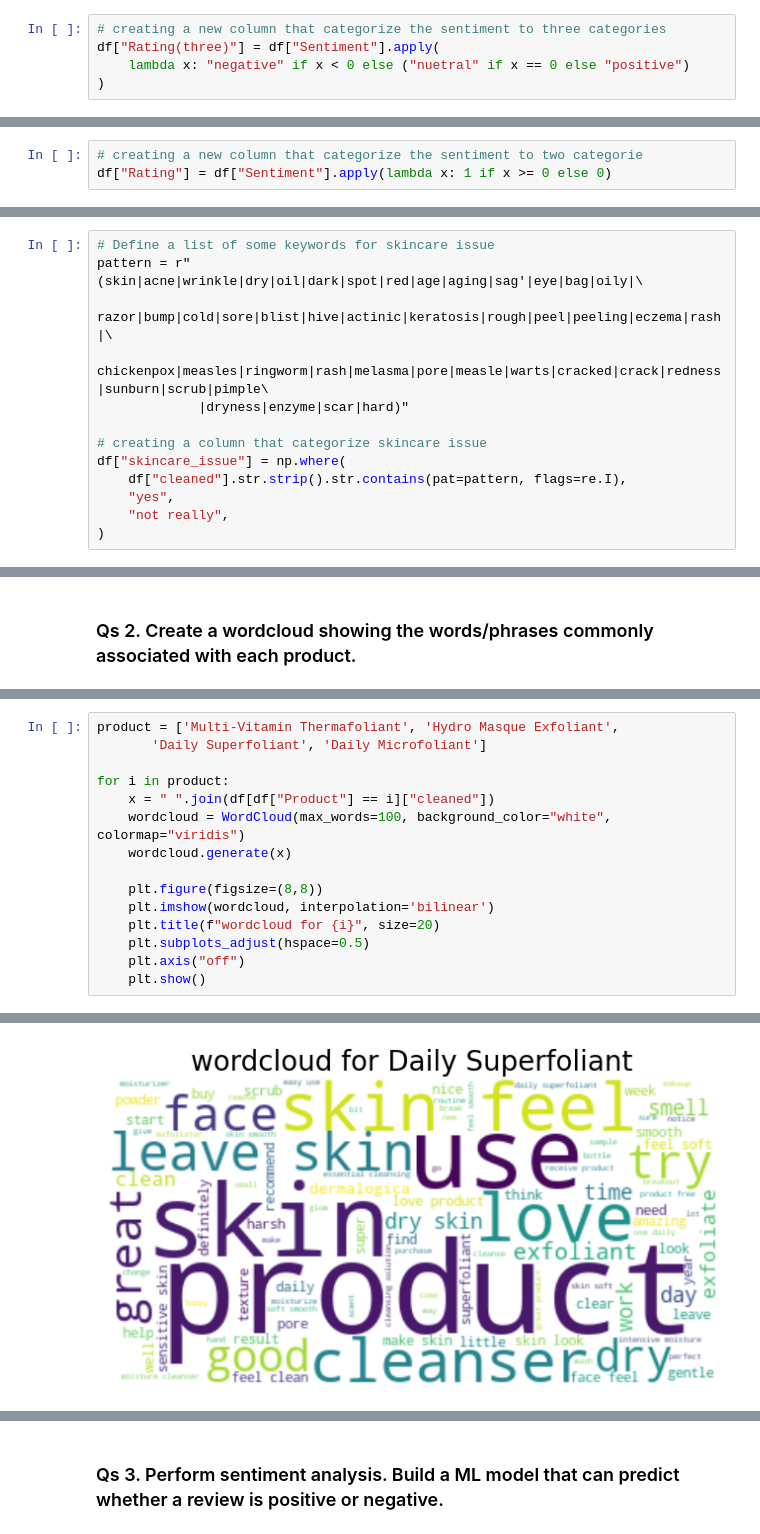
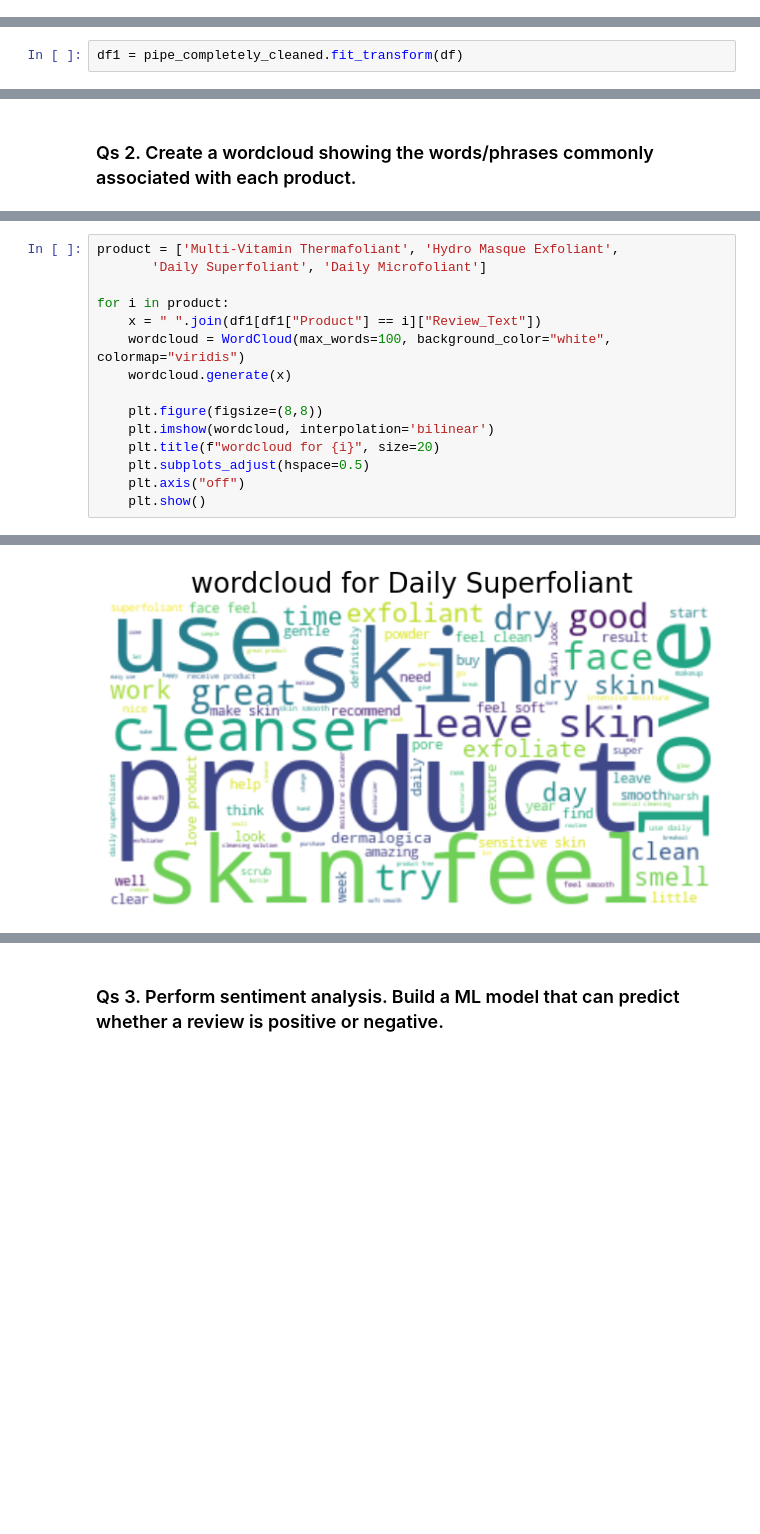
Before and after one commit to FaizaYusuf/EDA-and-Sentiment-Analyisis-on-Skincare-Review, a Jupyter notebook: Assignment_9 .ipynb, the cells around one changed output, grey strips where cells are left out. Saved outputs shown, nothing was run; the diff lists cells and outputs as text; blank space fills up the shorter version.

```diff
--- a/Assignment_9 .ipynb
+++ b/Assignment_9 .ipynb
@@ -219,5 +146,0 @@ df["Sentiment"] = df["cleaned"].apply(lambda x: round(nlp(x)._.polarity, 2))
-# %%
-# creating a new column that categorize the sentiment to three categories
-df["Rating(three)"] = df["Sentiment"].apply(
-    lambda x: "negative" if x < 0 else ("nuetral" if x == 0 else "positive")
-)
@@ -226,3 +146,0 @@ df["Rating(three)"] = df["Sentiment"].apply(
-# %%
-# creating a new column that categorize the sentiment to two categorie
-df["Rating"] = df["Sentiment"].apply(lambda x: 1 if x >= 0 else 0)
@@ -231,13 +146,0 @@ df["Rating"] = df["Sentiment"].apply(lambda x: 1 if x >= 0 else 0)
-# %%
-# Define a list of some keywords for skincare issue
-pattern = r"(skin|acne|wrinkle|dry|oil|dark|spot|red|age|aging|sag'|eye|bag|oily|\
-             razor|bump|cold|sore|blist|hive|actinic|keratosis|rough|peel|peeling|eczema|rash|\
-             chickenpox|measles|ringworm|rash|melasma|pore|measle|warts|cracked|crack|redness|sunburn|scrub|pimple\
-             |dryness|enzyme|scar|hard)"
-
-# creating a column that categorize skincare issue
-df["skincare_issue"] = np.where(
-    df["cleaned"].str.strip().str.contains(pat=pattern, flags=re.I),
-    "yes",
-    "not really",
-)
@@ -275,0 +185,2 @@ plt.show()
+# %%
+df1 = pipe_completely_cleaned.fit_transform(df)
@@ -339,7 +282,7 @@ product = ['Multi-Vitamin Thermafoliant', 'Hydro Masque Exfoliant',
        'Daily Superfoliant', 'Daily Microfoliant']
 
 for i in product:
-    x = " ".join(df[df["Product"] == i]["cleaned"])
+    x = " ".join(df1[df1["Product"] == i]["Review_Text"])
     wordcloud = WordCloud(max_words=100, background_color="white", colormap="viridis")
     wordcloud.generate(x)
 
@@ -355 +298 @@ for i in product:
-[figure, old version]
+[figure, new version]
```
Also changed, not shown: parts of 47 cells of this notebook, 1 other file.
